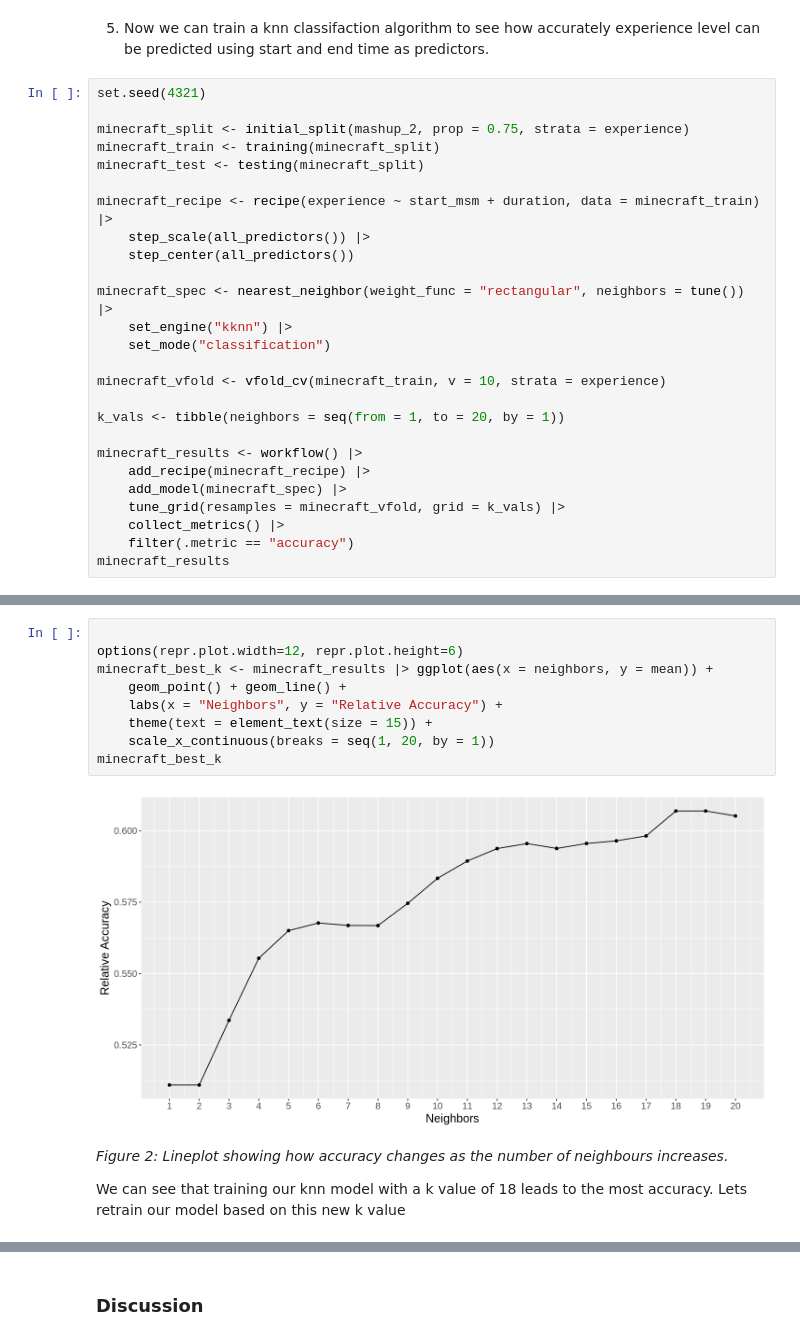
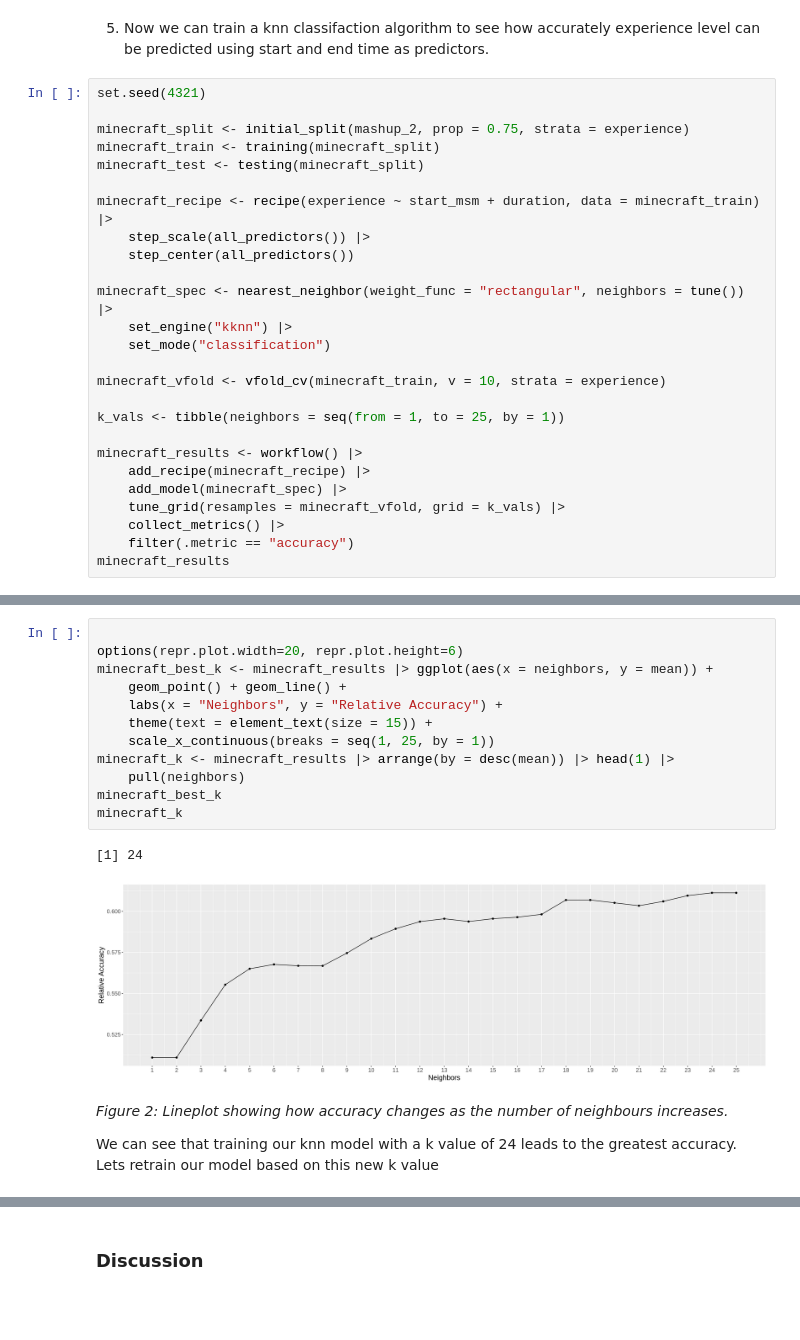
Before and after one commit to mulch-eater-prime/DSCI-Group-17-Project, a Jupyter notebook: Work.ipynb, the cells around one changed output, grey strips where cells are left out. Drawn from its saved outputs; the diff is of its cells as text; blank space fills up the shorter version.

```diff
--- a/Work.ipynb
+++ b/Work.ipynb
@@ -162,7 +162,7 @@ minecraft_spec <- nearest_neighbor(weight_func = "rectangular", neighbors = tune
 
 minecraft_vfold <- vfold_cv(minecraft_train, v = 10, strata = experience)
 
-k_vals <- tibble(neighbors = seq(from = 1, to = 20, by = 1))
+k_vals <- tibble(neighbors = seq(from = 1, to = 25, by = 1))
 
 minecraft_results <- workflow() |>
     add_recipe(minecraft_recipe) |>
@@ -191,16 +191,20 @@ A tibble: 20 × 7
 # %%
 
-options(repr.plot.width=12, repr.plot.height=6)
+options(repr.plot.width=20, repr.plot.height=6)
 minecraft_best_k <- minecraft_results |> ggplot(aes(x = neighbors, y = mean)) +
     geom_point() + geom_line() +
     labs(x = "Neighbors", y = "Relative Accuracy") +
     theme(text = element_text(size = 15)) +
-    scale_x_continuous(breaks = seq(1, 20, by = 1))
+    scale_x_continuous(breaks = seq(1, 25, by = 1))
+minecraft_k <- minecraft_results |> arrange(by = desc(mean)) |> head(1) |>
+    pull(neighbors)
 minecraft_best_k
+minecraft_k
 # %% [output]
+[1] 24
-[figure, old version]
+[figure, new version]
 # %% [markdown]
 *Figure 2: Lineplot showing how accuracy changes as the number of neighbours increases.*
 
-We can see that training our knn model with a k value of 18 leads to the most accuracy. Lets retrain our model based on this new k value
+We can see that training our knn model with a k value of 24 leads to the greatest accuracy. Lets retrain our model based on this new k value
 # %%
```
Also changed, not shown: parts of 4 cells of this notebook.
